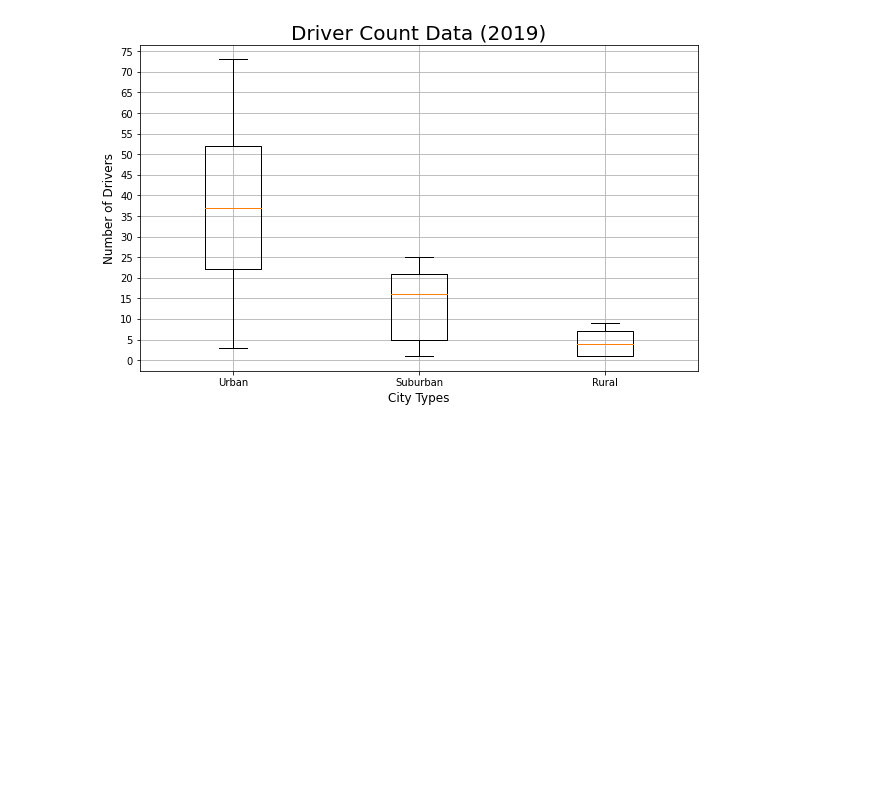
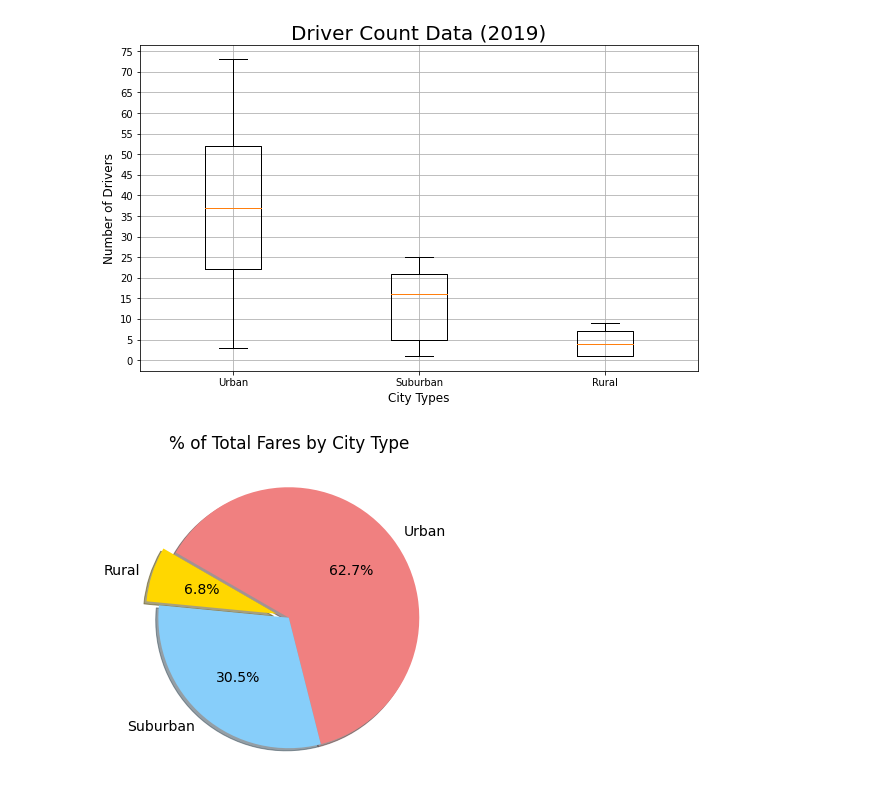
Before and after one commit to hariniv22/PyBer_Analysis, a Jupyter notebook: pyBer.ipynb, the cells around one changed output. Cells and saved outputs as stored; diff of their text form; code cells hidden in the pictures; blank space fills up the shorter version.

Commit message:
Pie Chart for fare

```diff
--- a/pyBer.ipynb
+++ b/pyBer.ipynb
@@ -876,3 +877,29 @@ ax.grid()
 plt.show()
 # %% [output]
 [figure]
+# %%
+# Percentage of fares in pie chart
+total_urban_cities_fare = urban_cities_fare.sum()
+total_suburban_cities_fare = suburban_cities_fare.sum()
+total_rural_cities_fare = rural_cities_fare.sum()
+total_fare_all_city_types = total_urban_cities_fare + total_suburban_cities_fare + total_rural_cities_fare
+percentage_urban_fare = total_urban_cities_fare/total_fare_all_city_types * 100
+percentage_suburban_fare = total_suburban_cities_fare/total_fare_all_city_types * 100
+percentage_rural_fare = total_rural_cities_fare/total_fare_all_city_types * 100
+# %%
+import matplotlib as mpl
+# Build Pie Chart
+fig, ax = plt.subplots(figsize=(10,6))
+all_fares = [percentage_urban_fare, percentage_suburban_fare, percentage_rural_fare]
+colors = ["lightcoral", "lightskyblue", "gold"]
+labels = ["Urban", "Suburban", "Rural"]
+explode = [0,0,0.1]
+ax.pie(all_fares, labels=labels, colors=colors, startangle=150, explode=explode, counterclock=False, shadow=True,autopct='%1.1f%%')
+plt.title("% of Total Fares by City Type")
+# Change the default font size from 10 to 14.
+mpl.rcParams['font.size'] = 14
+# Save Figure
+plt.savefig("analysis/Fig5.png")
+plt.show()
+# %% [output]
+[figure, added]
```
Also changed, not shown: parts of 2 cells of this notebook, 1 other file.
